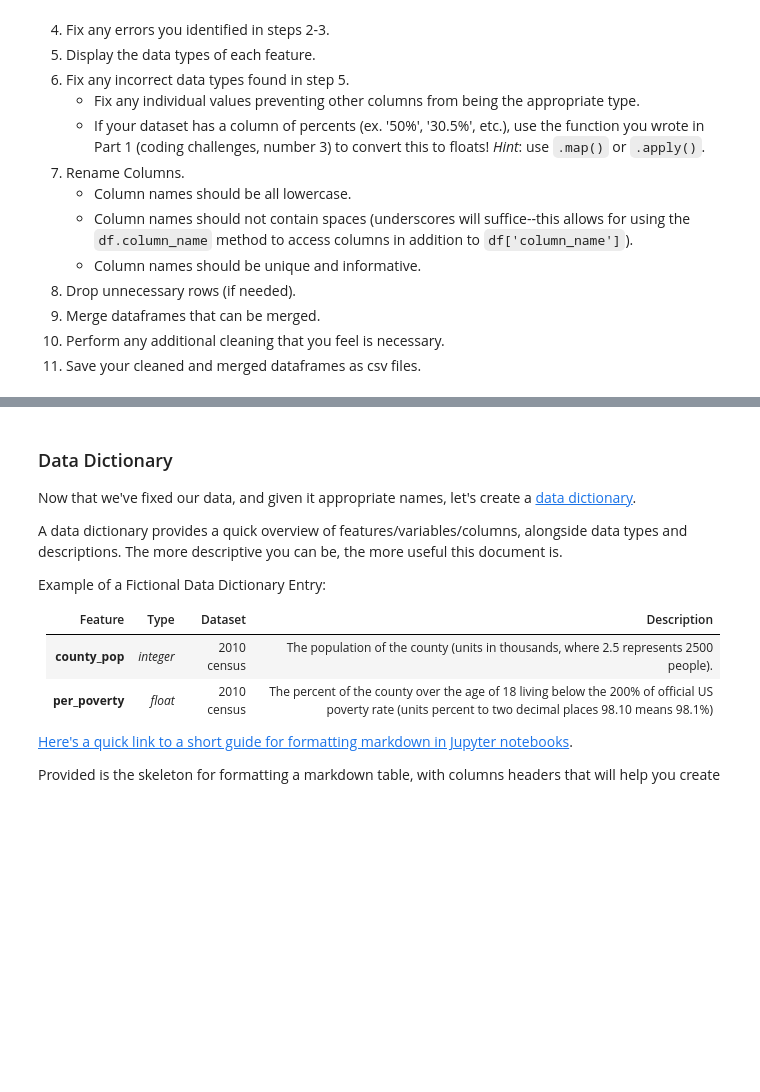
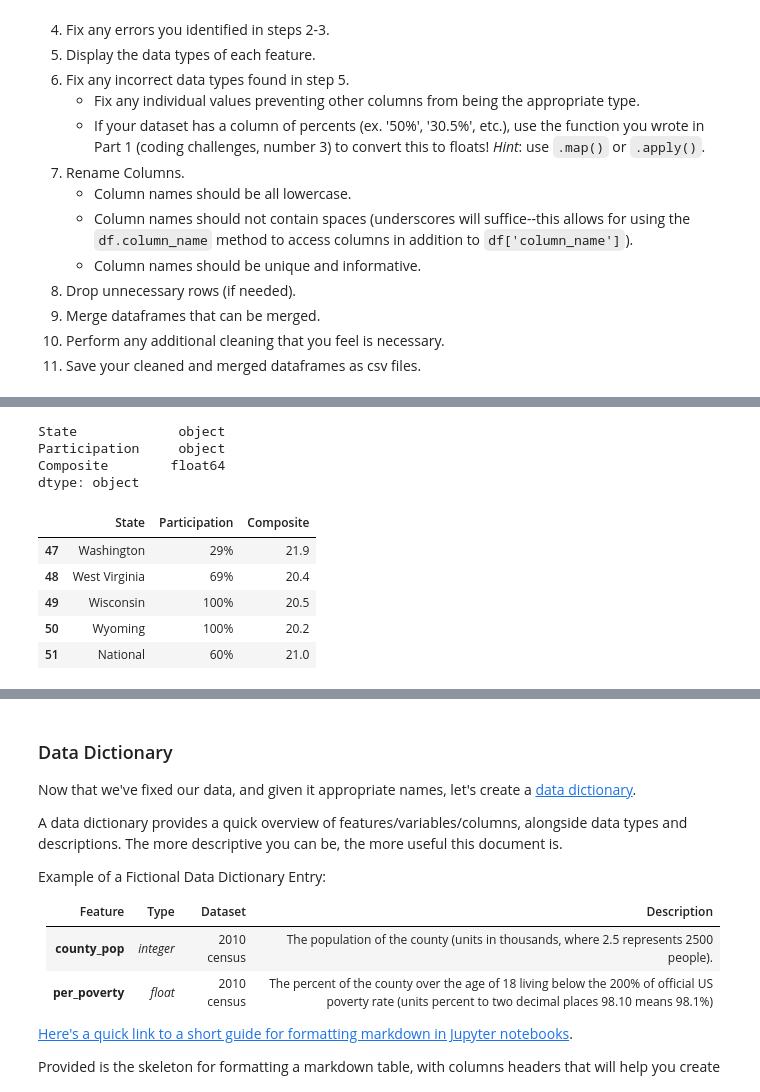
Before and after one commit to argishtiovsepyan/Standardized_Test_Analysis, a Jupyter notebook: code/starter-code.ipynb, the cells around one changed output, grey strips where cells are left out. Drawn from its saved outputs; the diff is of its cells as text; code cells hidden in the pictures; blank space fills up the shorter version.

```diff
--- a/code/starter-code.ipynb
+++ b/code/starter-code.ipynb
@@ -174,0 +223,4 @@ Import the datasets that you selected for this project and go through the follow
+# %%
+# FutureWarning: The frame.append method is deprecated and will be removed from pandas in a future version. Use pandas.concat instead.
+
+df_act_2017 = pd.concat([df_act_2017.iloc[1:], df_act_2017.iloc[:1]], ignore_index = True)
@@ -174,0 +284,21 @@ Import the datasets that you selected for this project and go through the follow
+# %%
+# df_act_2017['Composite'] = df_act_2017['Composite'].astype(float)
+# ValueError: could not convert string to float: '20.2x'
+
+df_act_2017['Composite'] = pd.to_numeric(df_act_2017['Composite'], errors = 'coerce')
+df_act_2017.dtypes
+# %% [output]
+State             object
+Participation     object
+Composite        float64
+dtype: object
+# %%
+df_act_2017.loc[50, 'Composite'] = 20.2
+df_act_2017.tail()
+# %% [output]
+|  | State | Participation | Composite |
+| 47 | Washington | 29% | 21.9 |
+| 48 | West Virginia | 69% | 20.4 |
+| 49 | Wisconsin | 100% | 20.5 |
+| 50 | Wyoming | 100% | 20.2 |
+| 51 | National | 60% | 21.0 |
```
Also changed, not shown: parts of 17 cells of this notebook.
